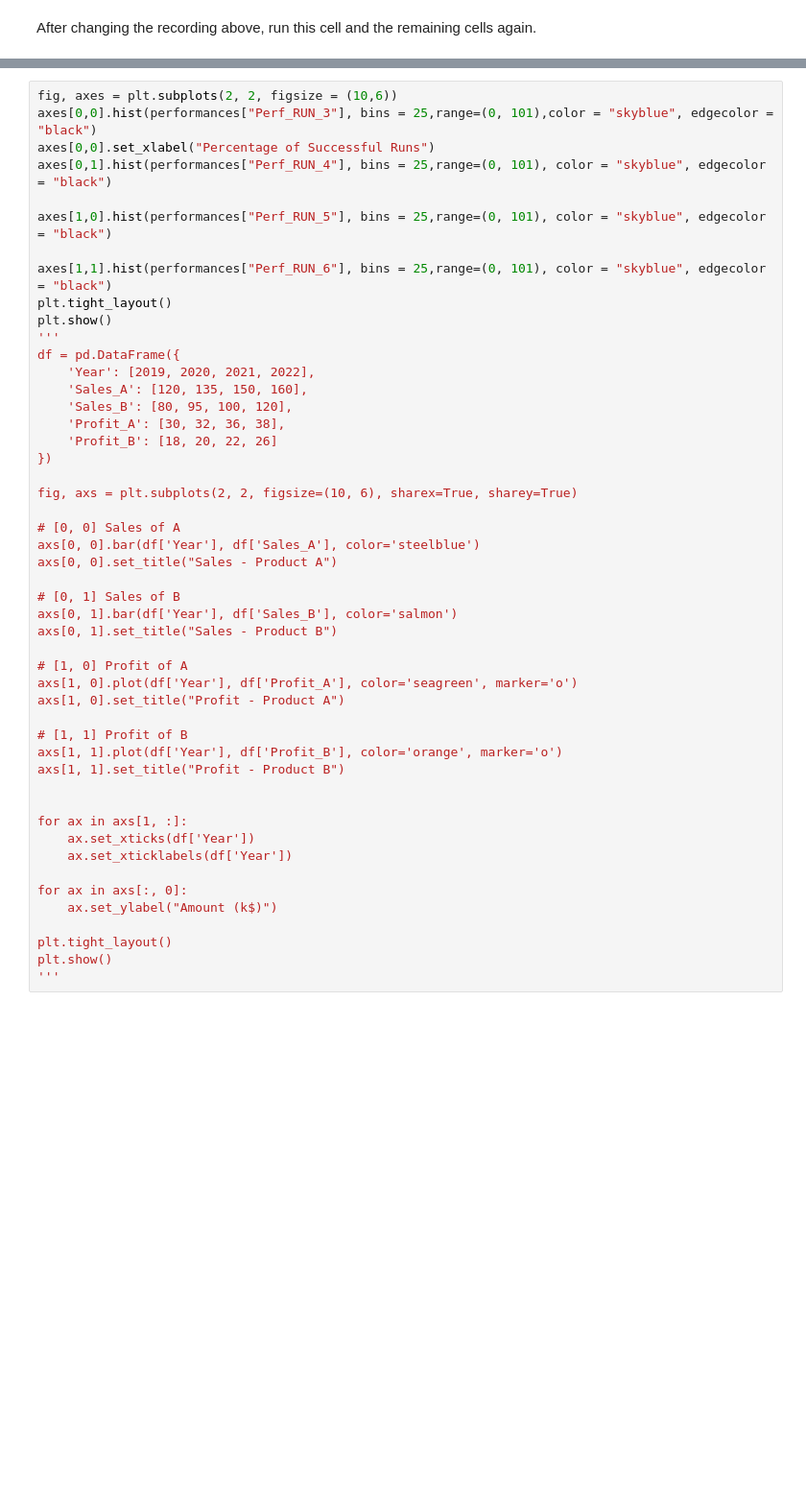
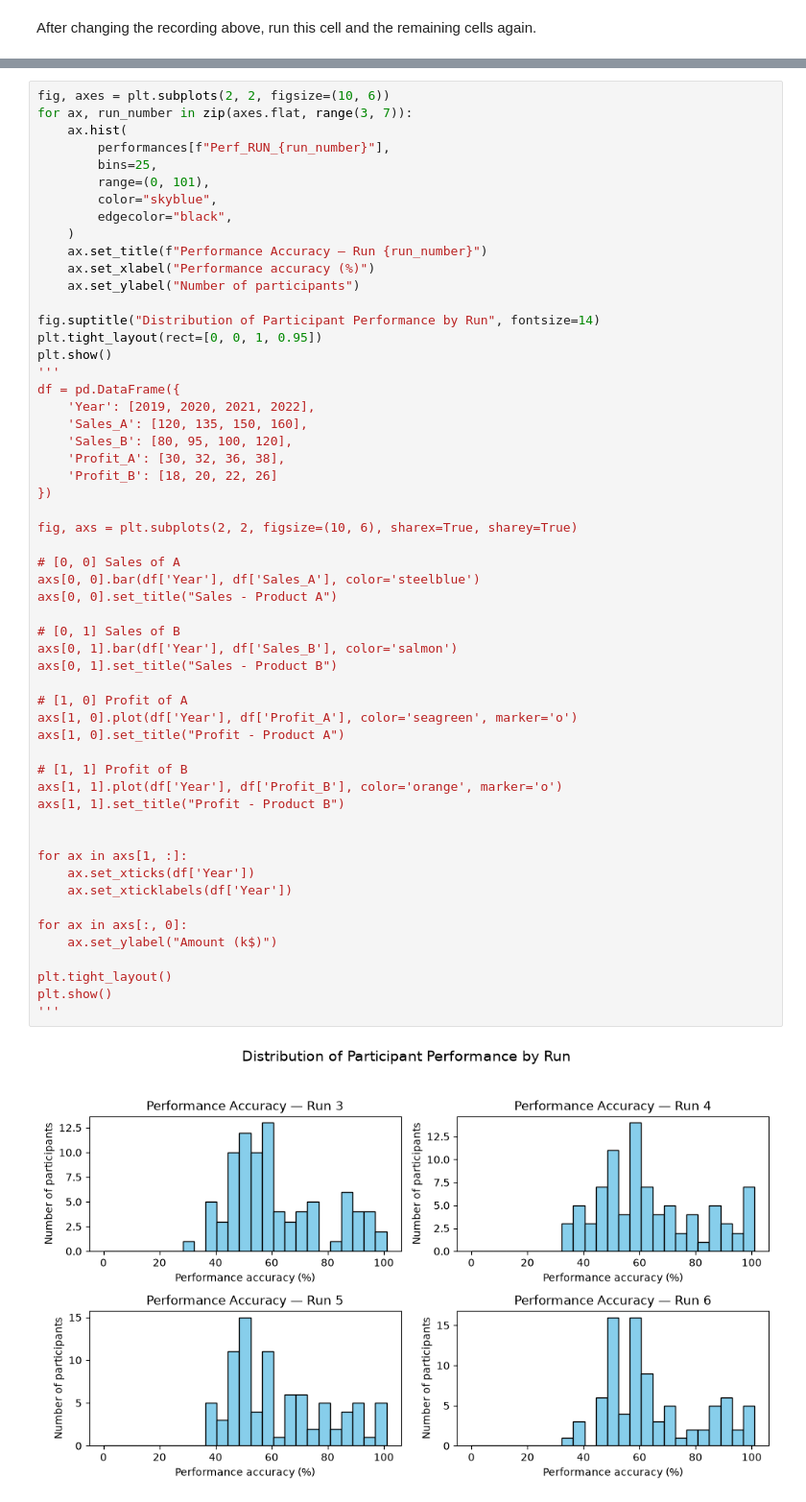
Before and after one commit to ucd-cosmos-data/26-the-data-miners-analysis, a Jupyter notebook: bci_cleaning/data/performance_cleaning.ipynb, the cells around one changed output, grey strips where cells are left out. Shown at 96% size. Drawn from its saved outputs; the diff is of its cells as text; blank space fills up the shorter version.

```diff
--- a/bci_cleaning/data/performance_cleaning.ipynb
+++ b/bci_cleaning/data/performance_cleaning.ipynb
@@ -217,13 +288,19 @@ plt.show()
 # %%
-fig, axes = plt.subplots(2, 2, figsize = (10,6))
-axes[0,0].hist(performances["Perf_RUN_3"], bins = 25,range=(0, 101),color = "skyblue", edgecolor = "black")
-axes[0,0].set_xlabel("Percentage of Successful Runs")
-axes[0,1].hist(performances["Perf_RUN_4"], bins = 25,range=(0, 101), color = "skyblue", edgecolor = "black")
+fig, axes = plt.subplots(2, 2, figsize=(10, 6))
+for ax, run_number in zip(axes.flat, range(3, 7)):
+    ax.hist(
+        performances[f"Perf_RUN_{run_number}"],
+        bins=25,
+        range=(0, 101),
+        color="skyblue",
+        edgecolor="black",
+    )
+    ax.set_title(f"Performance Accuracy — Run {run_number}")
+    ax.set_xlabel("Performance accuracy (%)")
+    ax.set_ylabel("Number of participants")
 
-axes[1,0].hist(performances["Perf_RUN_5"], bins = 25,range=(0, 101), color = "skyblue", edgecolor = "black")
-
-axes[1,1].hist(performances["Perf_RUN_6"], bins = 25,range=(0, 101), color = "skyblue", edgecolor = "black")
-plt.tight_layout()
+fig.suptitle("Distribution of Participant Performance by Run", fontsize=14)
+plt.tight_layout(rect=[0, 0, 1, 0.95])
 plt.show()
 '''
 df = pd.DataFrame({
@@ -236,30 +313,32 @@ df = pd.DataFrame({
 
 fig, axs = plt.subplots(2, 2, figsize=(10, 6), sharex=True, sharey=True)
 
 # [0, 0] Sales of A
 axs[0, 0].bar(df['Year'], df['Sales_A'], color='steelblue')
 axs[0, 0].set_title("Sales - Product A")
 
 # [0, 1] Sales of B
 axs[0, 1].bar(df['Year'], df['Sales_B'], color='salmon')
 axs[0, 1].set_title("Sales - Product B")
 
 # [1, 0] Profit of A
 axs[1, 0].plot(df['Year'], df['Profit_A'], color='seagreen', marker='o')
 axs[1, 0].set_title("Profit - Product A")
 
 # [1, 1] Profit of B
 axs[1, 1].plot(df['Year'], df['Profit_B'], color='orange', marker='o')
 axs[1, 1].set_title("Profit - Product B")
 
 
 for ax in axs[1, :]:
     ax.set_xticks(df['Year'])
     ax.set_xticklabels(df['Year'])
 
 for ax in axs[:, 0]:
     ax.set_ylabel("Amount (k$)")
 
 plt.tight_layout()
 plt.show()
 '''
+# %% [output]
+[figure, added]
```
Also changed, not shown: parts of 20 cells of this notebook, 13 other files.
